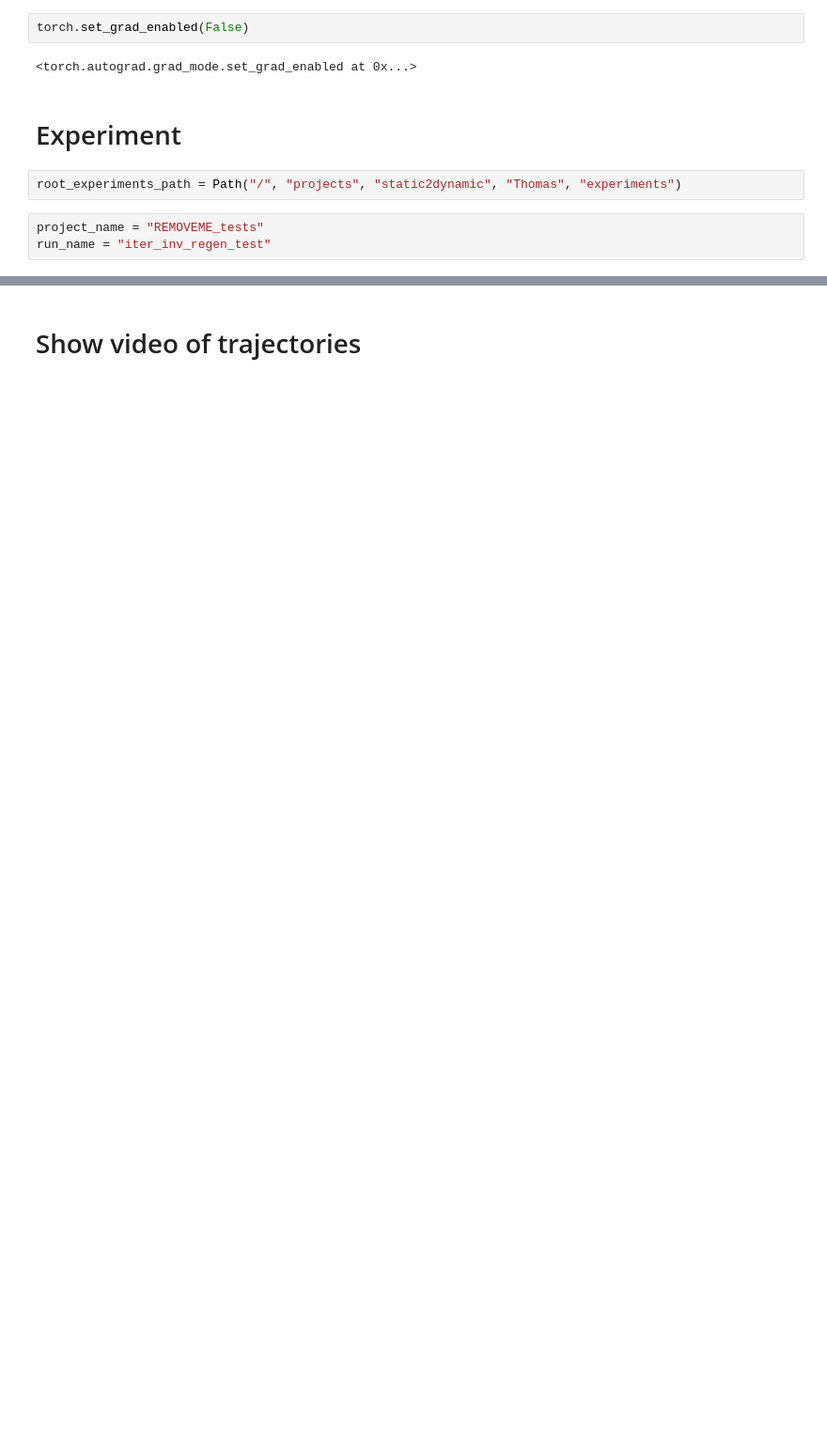
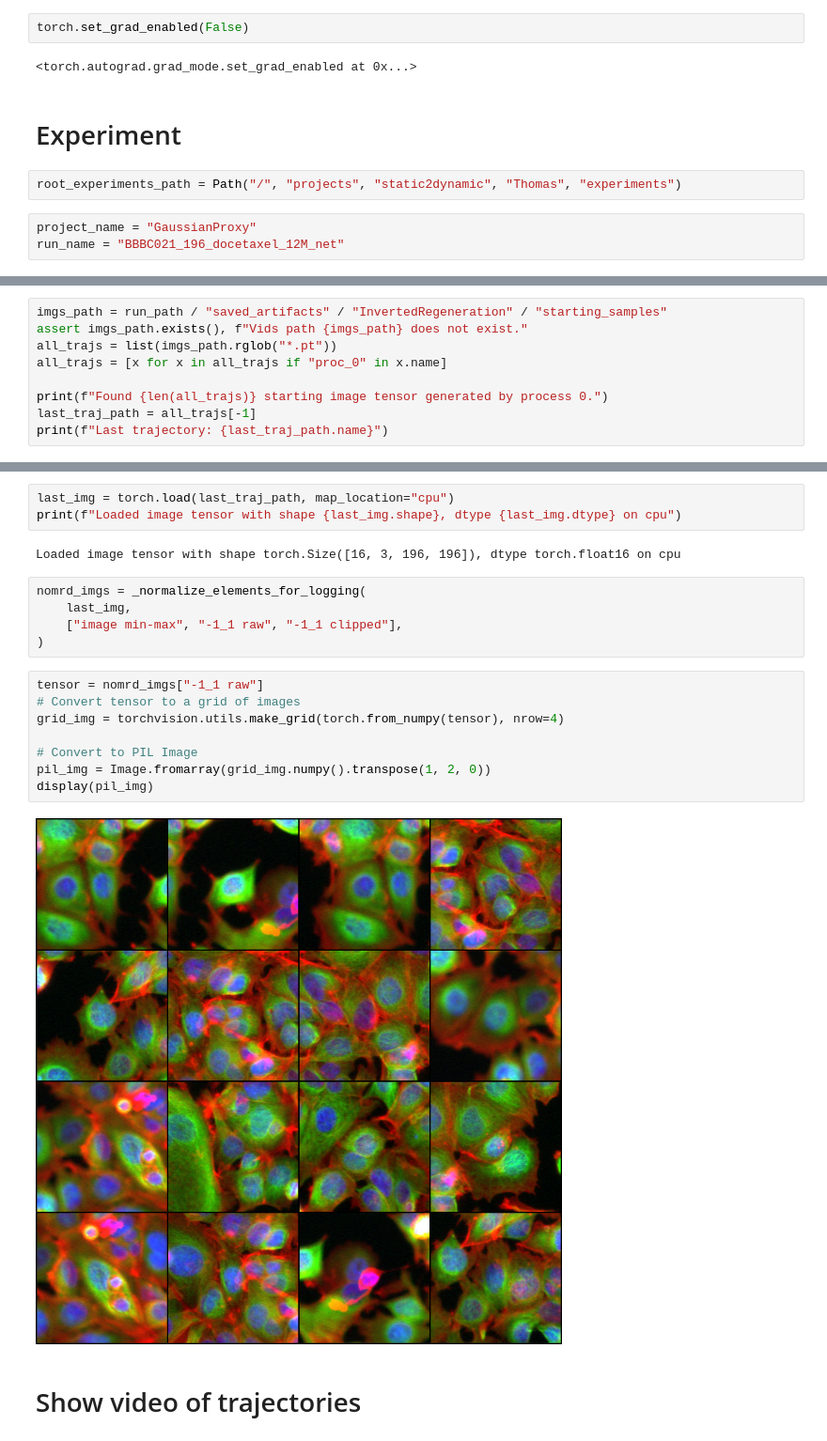
Before and after one commit to thethomasboyer/GaussianProxy, a Jupyter notebook: notebooks/artifacts_viz.ipynb, the cells around one changed output, grey strips where cells are left out. Shown at 94% size. Cells and saved outputs as stored; diff of their text form; blank space fills up the shorter version.

```diff
--- a/notebooks/artifacts_viz.ipynb
+++ b/notebooks/artifacts_viz.ipynb
@@ -31,8 +33,8 @@ torch.set_grad_enabled(False)
 # %%
 root_experiments_path = Path("/", "projects", "static2dynamic", "Thomas", "experiments")
 # %%
-project_name = "REMOVEME_tests"
-run_name = "iter_inv_regen_test"
+project_name = "GaussianProxy"
+run_name = "BBBC021_196_docetaxel_12M_net"
 # %%
 project_path = root_experiments_path / project_name
 assert project_path.exists(), f"Project path {project_path} does not exist."
@@ -47,0 +54,9 @@ output dir: artifacts_viz_outputs/REMOVEME_tests/iter_inv_regen_test
+# %%
+imgs_path = run_path / "saved_artifacts" / "InvertedRegeneration" / "starting_samples"
+assert imgs_path.exists(), f"Vids path {imgs_path} does not exist."
+all_trajs = list(imgs_path.rglob("*.pt"))
+all_trajs = [x for x in all_trajs if "proc_0" in x.name]
+
+print(f"Found {len(all_trajs)} starting image tensor generated by process 0.")
+last_traj_path = all_trajs[-1]
+print(f"Last trajectory: {last_traj_path.name}")
@@ -48,2 +66,22 @@ output dir: artifacts_viz_outputs/REMOVEME_tests/iter_inv_regen_test
+# %%
+last_img = torch.load(last_traj_path, map_location="cpu")
+print(f"Loaded image tensor with shape {last_img.shape}, dtype {last_img.dtype} on cpu")
+# %% [output]
+Loaded image tensor with shape torch.Size([16, 3, 196, 196]), dtype torch.float16 on cpu
+# %%
+nomrd_imgs = _normalize_elements_for_logging(
+    last_img,
+    ["image min-max", "-1_1 raw", "-1_1 clipped"],
+)
+# %%
+tensor = nomrd_imgs["-1_1 raw"]
+# Convert tensor to a grid of images
+grid_img = torchvision.utils.make_grid(torch.from_numpy(tensor), nrow=4)
+
+# Convert to PIL Image
+pil_img = Image.fromarray(grid_img.numpy().transpose(1, 2, 0))
+display(pil_img)
+# %% [output]
+[figure, added]
 # %% [markdown]
 # Show video of trajectories
```
Also changed, not shown: parts of 14 cells of this notebook, 25 other files.
